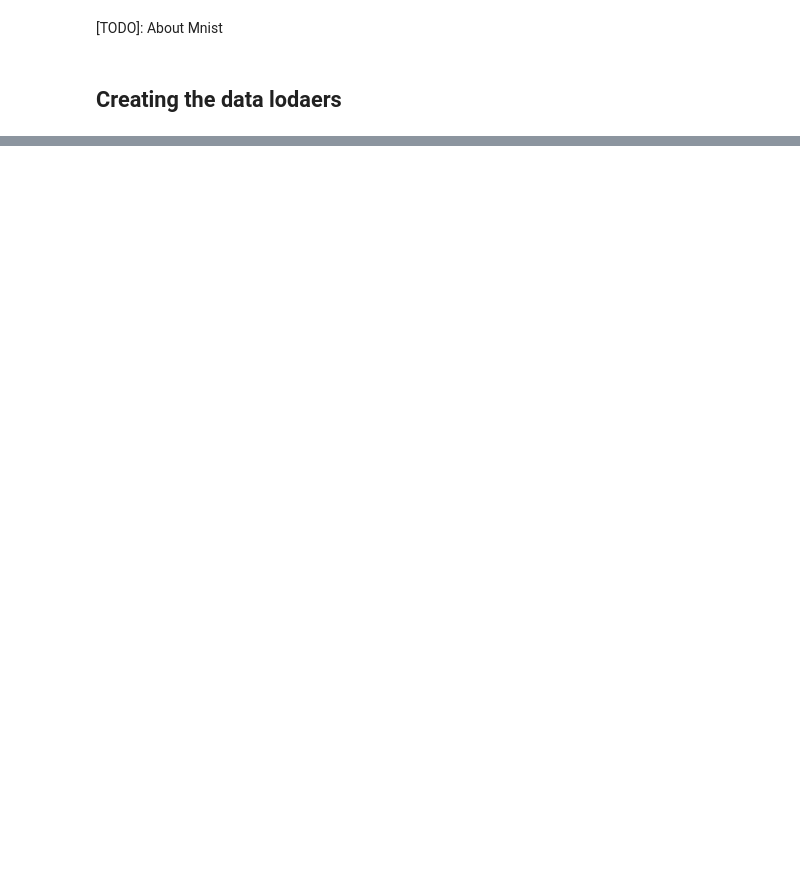
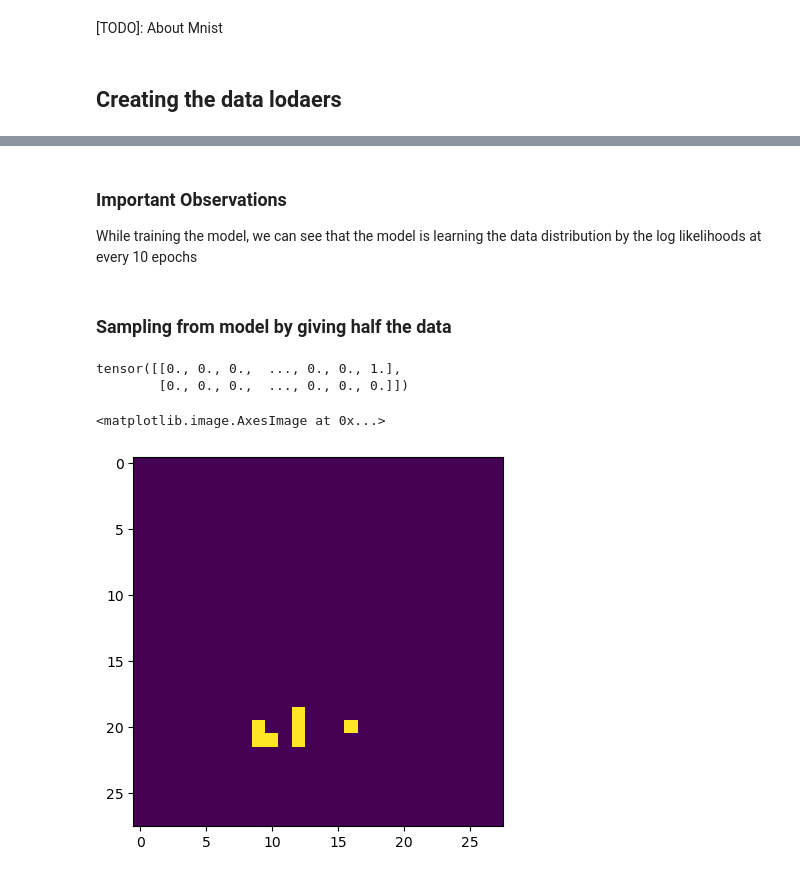
Before and after one commit to Sarthakaushal/Restart-ML, a Jupyter notebook: fvbn.ipynb, the cells around one changed output, grey strips where cells are left out. Drawn from its saved outputs; the diff is of its cells as text; code cells hidden in the pictures; blank space fills up the shorter version.

```diff
--- a/fvbn.ipynb
+++ b/fvbn.ipynb
@@ -4,14 +8,23 @@
 ## Creating the data lodaers
 # %%
 from core.dataLoaders.fashion_mnist import Fashion_MNIST
+import torch
+import torchvision.transforms as T
 
-#instantiate the data class
-data_cls = Fashion_MNIST()
+torch.manual_seed(22)
+
+transform = T.Compose([
+    T.ToTensor(),
+    # T.Lambda(lambda x: torch.flatten(x))
+])
+
+data_cls = Fashion_MNIST(transforms=transform)
 
 # create data loader
-[train_data, test_data] = data_cls.create_loader()
+[train_loader, test_loader] = data_cls.create_loader()
 
-data_cls.view_sample_stats()
+train_data_sample_shape  = data_cls.view_sample_stats()
+print(train_data_sample_shape)
 # %% [output]
   Expected in:     <13D54172-DB68-3BCA-9DFD-9BABA030E1E4> /Users/srrthk/anaconda3/lib/python3.11/site-packages/torch/lib/libtorch_cpu.dylib'If you don't plan on using image functionality from `torchvi ...
   warn(
@@ -28,0 +119,6 @@ Shape of y: torch.Size([64]) torch.int64
+# %% [markdown]
+### Important Observations
+
+While training the model, we can see that the model is learning the data distribution by the log likelihoods at every 10 epochs
+# %% [markdown]
+### Sampling from model by giving half the data
@@ -28,0 +154,18 @@ Shape of y: torch.Size([64]) torch.int64
+# %%
+# Drawing Samples from the model and plotting them
+model.sample(2)
+# %% [output]
+tensor([[0., 0., 0.,  ..., 0., 0., 1.],
+        [0., 0., 0.,  ..., 0., 0., 0.]])
+# %%
+# resize the sample to 28,28 and plot it
+import torch.distributions as dist
+
+x = model.sample(2)
+x = x.view(2, 28,28)
+# plt.imshow(x)
+plt.imshow(x[0])
+plt.imshow(x[1])
+# %% [output]
+<matplotlib.image.AxesImage at 0x...>
+[figure, added]
```
Also changed, not shown: parts of 24 cells of this notebook.
